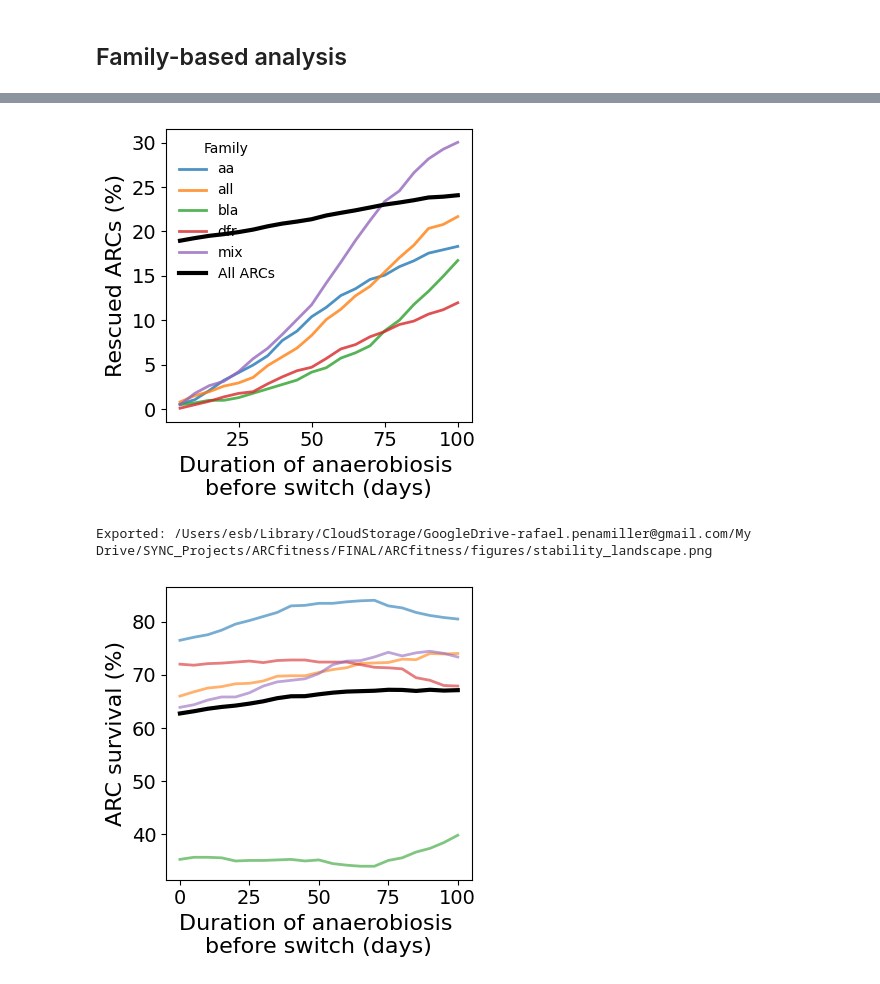
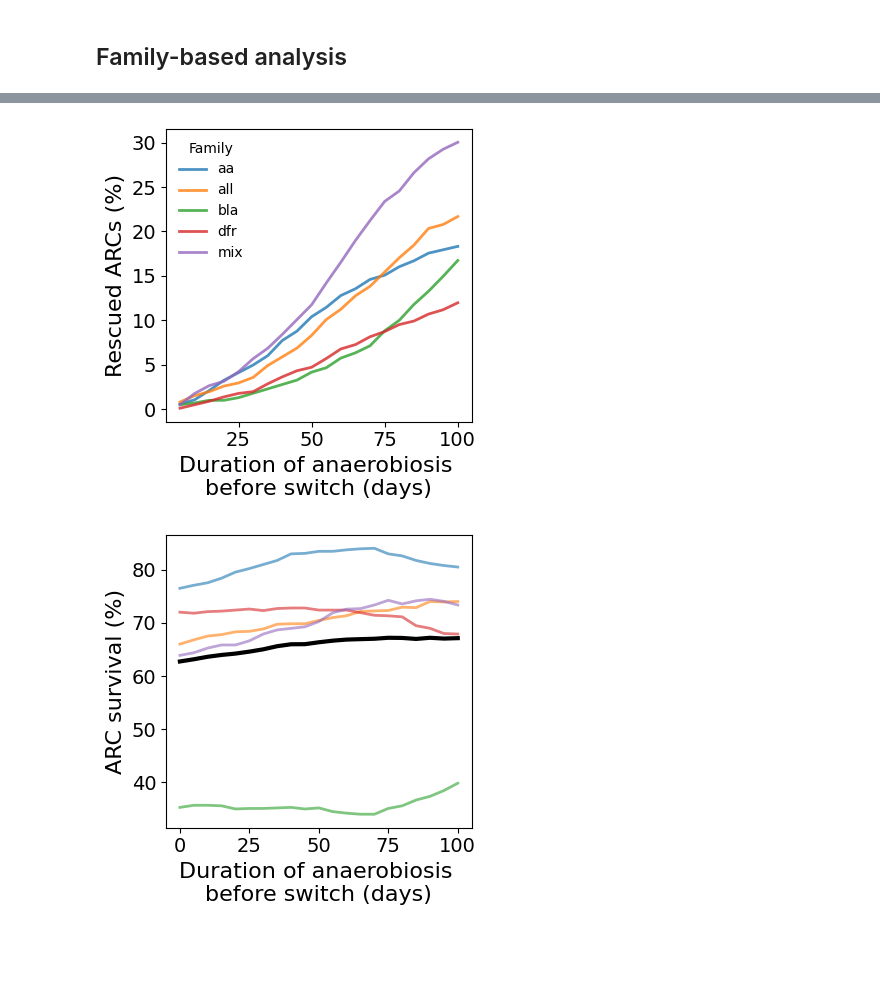
Before and after one commit to ccg-esb-lab/ARCfitness, a Jupyter notebook: MonodGillespieARC_5_stability_analysis.ipynb, the cells around one changed output, grey strips where cells are left out. Saved outputs shown, nothing was run; the diff lists cells and outputs as text; code cells hidden in the pictures; blank space fills up the shorter version.

```diff
--- a/MonodGillespieARC_5_stability_analysis.ipynb
+++ b/MonodGillespieARC_5_stability_analysis.ipynb
@@ -859,7 +861,7 @@ def compute_rescue_probability(df_pairs, fmin_label="persist_end", verbose=True)
                     print(f"[{fam}] K={int(K)} → rescued {n_rescued}/{n_total} ({100*frac_rescued:.1f}%), P_end = {100*p_end:.1f}%")
 
                     for lab in rescued_labels:
-                        if "_x" not in lab:
+                        if "x_" not in lab:
                             print(f"  - {lab}")
 
             rescue_rows.append({
@@ -959,36 +1013,34 @@ def compute_global_rescue_probability(df_pairs, fmin_label="persist_end"):
         .astype(float)
     )
     constG = df_pairs[df_pairs['K'] == 0][['label', fmin_label]]
 
     rows = []
     for K, group in df_pairs.groupby('K'):
         if K == 0:
             continue
         merged = group.merge(constG, on='label', suffixes=('', '_constG'))
         rescued_mask = (merged[fmin_label] == 1) & (merged[f"{fmin_label}_constG"] == 0)
         frac_rescued = rescued_mask.mean()
         rows.append({'K': K, 'P_rescue_all': frac_rescued})
 
     return pd.DataFrame(rows).sort_values('K')
 
 # Compute and plot
 rescue_all_K = compute_global_rescue_probability(df_pairs)
 
 fig, ax = plt.subplots(figsize=(4,4))
 for fam, sub in rescue_by_family_K.groupby('family'):
     ax.plot(sub['K'], 100*sub['P_rescue'],  alpha=0.8, lw=2, label=fam)
 
-ax.plot(rescue_all_K['K'], 100*rescue_all_K['P_rescue_all'],
-        color='black', lw=3,  label='All ARCs')
 
 ax.set_xlabel("Duration of anaerobiosis \nbefore switch (days)")
 ax.set_ylabel("Rescued ARCs (%)")
 ax.legend(title="Family", frameon=False)
 ax.grid(alpha=0.)
 plt.tight_layout()
 plt.show()
 # %% [output]
-[figure, old version]
+[figure, new version]
 # %%
 
 
@@ -1039,16 +1091,10 @@ def plot_stability_landscape(df, families=None, pathFIGURES='', filename='stabil
 
     plt.tight_layout()
 
-    if pathFIGURES:
-        out = f"{pathFIGURES.rstrip('/')}/{filename}"
-        plt.savefig(out, dpi=300)
-        print(f"Exported: {out}")
-
     plt.show()
 
 plot_stability_landscape(persist_by_family_K, pathFIGURES=pathFIGURES)
 # %% [output]
-Exported: /Users/esb/Library/CloudStorage/GoogleDrive-rafael.penamiller@gmail.com/My Drive/SYNC_Projects/ARCfitness/FINAL/ARCfitness/figures/stability_landscape.png
 [figure]
 # %%
 
```
Also changed, not shown: parts of 14 cells of this notebook.
